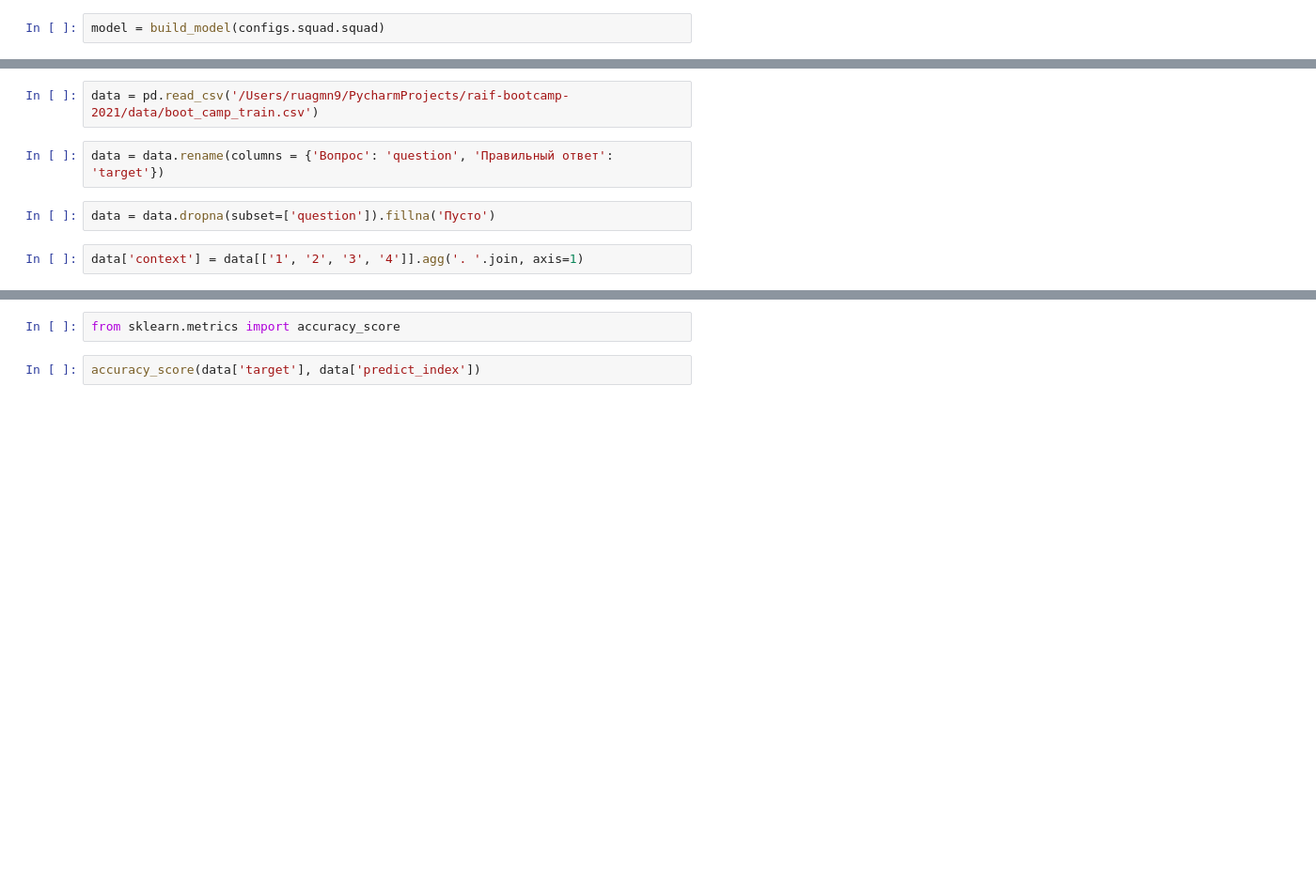
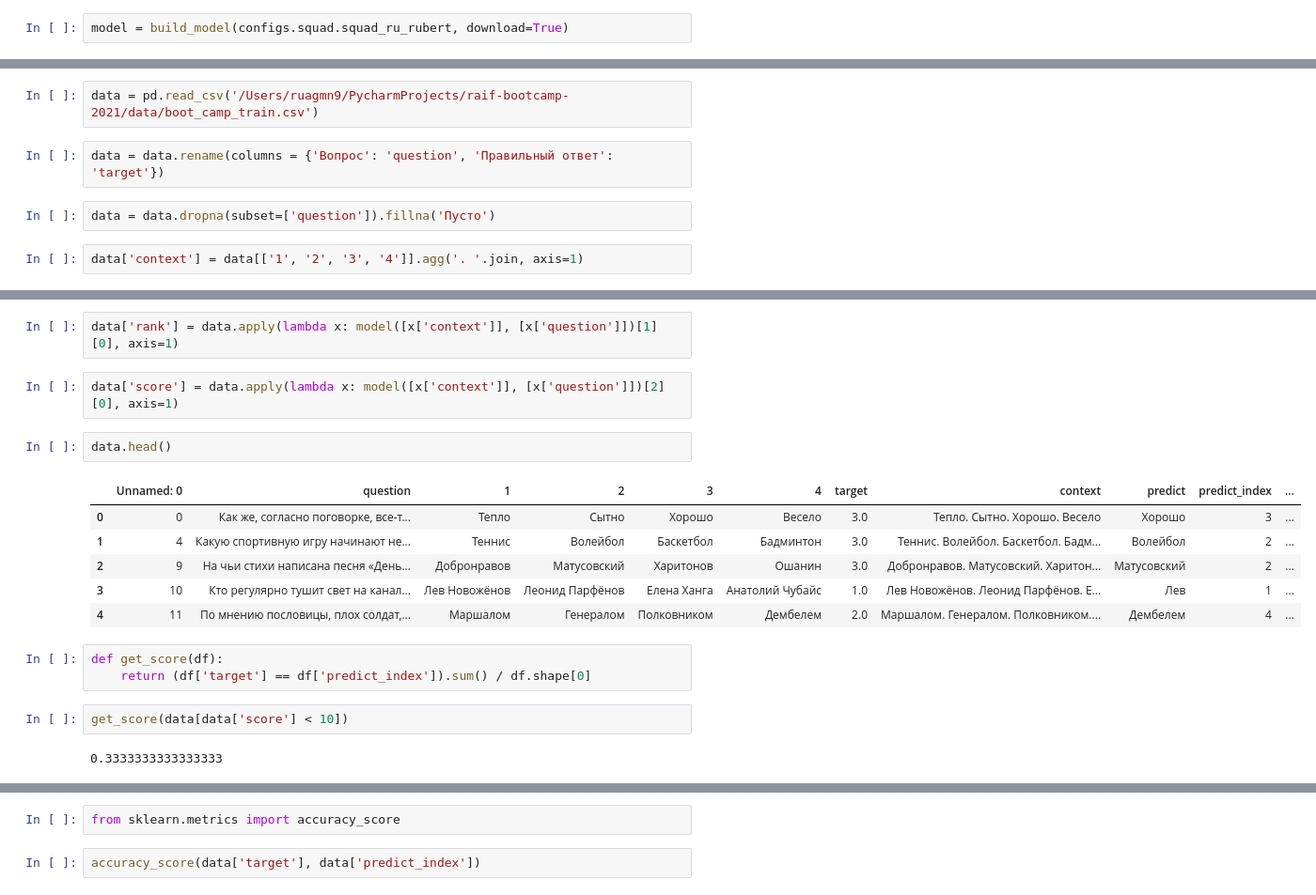
Before and after one commit to mrkaaa/raif-bootcamp-2021, a Jupyter notebook: notebooks/baseline_accuracy.ipynb, the cells around one changed output, grey strips where cells are left out. Shown at 94% size. Saved outputs shown, nothing was run; the diff lists cells and outputs as text; blank space fills up the shorter version.

Commit message:
add notebook with rubert acc

```diff
--- a/notebooks/baseline_accuracy.ipynb
+++ b/notebooks/baseline_accuracy.ipynb
@@ -22,5 +22,5 @@ def timed_inference(model, question: str, context: str, print_q_v: bool = True):
         print(Fore.YELLOW + f"Variants: {context}")
     print(Fore.GREEN + f"[{predict_time:.3f}] Predicted: `{prediction}`")
 # %%
-model = build_model(configs.squad.squad)
+model = build_model(configs.squad.squad_ru_rubert, download=True)
 # %% [output]
@@ -64,0 +56,20 @@ Wall time: 1min 46s
+# %%
+data['rank'] = data.apply(lambda x: model([x['context']], [x['question']])[1][0], axis=1)
+# %%
+data['score'] = data.apply(lambda x: model([x['context']], [x['question']])[2][0], axis=1)
+# %%
+data.head()
+# %% [output]
+|  | Unnamed: 0 | question | 1 | 2 | 3 | 4 | target | context | predict | predict_index | ... |
+| 0 | 0 | Как же, согласно поговорке, все-т... | Тепло | Сытно | Хорошо | Весело | 3.0 | Тепло. Сытно. Хорошо. Весело | Хорошо | 3 | ... |
+| 1 | 4 | Какую спортивную игру начинают не... | Теннис | Волейбол | Баскетбол | Бадминтон | 3.0 | Теннис. Волейбол. Баскетбол. Бадм... | Волейбол | 2 | ... |
+| 2 | 9 | На чьи стихи написана песня «День... | Добронравов | Матусовский | Харитонов | Ошанин | 3.0 | Добронравов. Матусовский. Харитон... | Матусовский | 2 | ... |
+| 3 | 10 | Кто регулярно тушит свет на канал... | Лев Новожёнов | Леонид Парфёнов | Елена Ханга | Анатолий Чубайс | 1.0 | Лев Новожёнов. Леонид Парфёнов. Е... | Лев | 1 | ... |
+| 4 | 11 | По мнению пословицы, плох солдат,... | Маршалом | Генералом | Полковником | Дембелем | 2.0 | Маршалом. Генералом. Полковником.... | Дембелем | 4 | ... |
+# %%
+def get_score(df):
+    return (df['target'] == df['predict_index']).sum() / df.shape[0]
+# %%
+get_score(data[data['score'] < 10])
+# %% [output]
+0.3333333333333333
```
Also changed, not shown: parts of 12 cells of this notebook, 1 other file.
